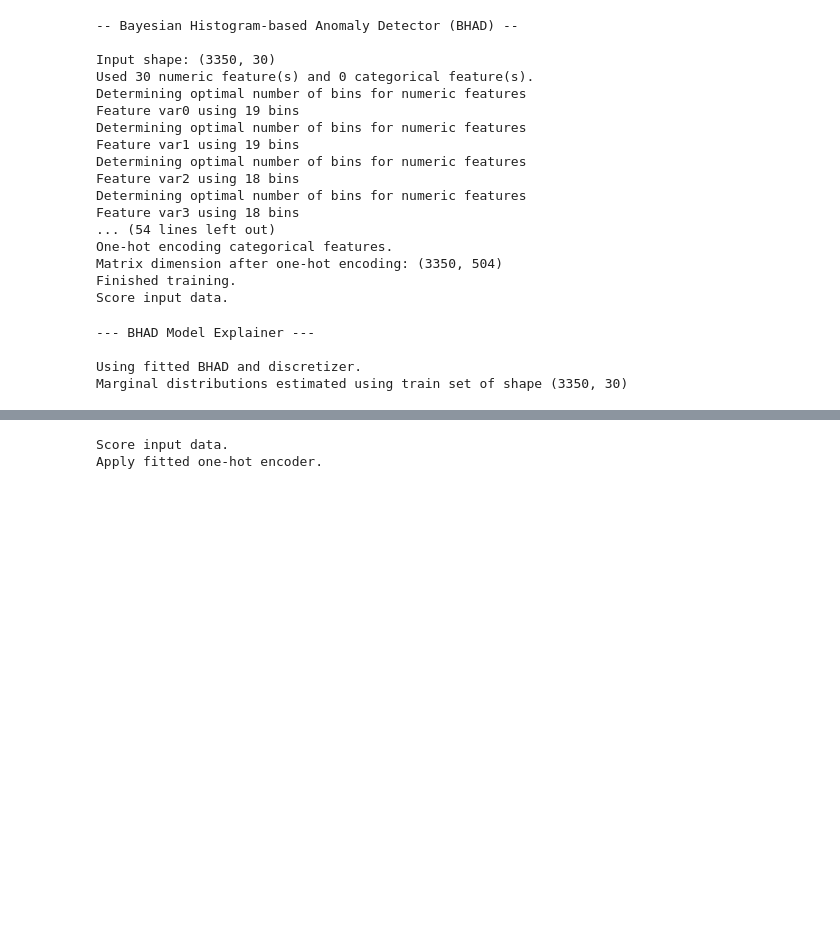
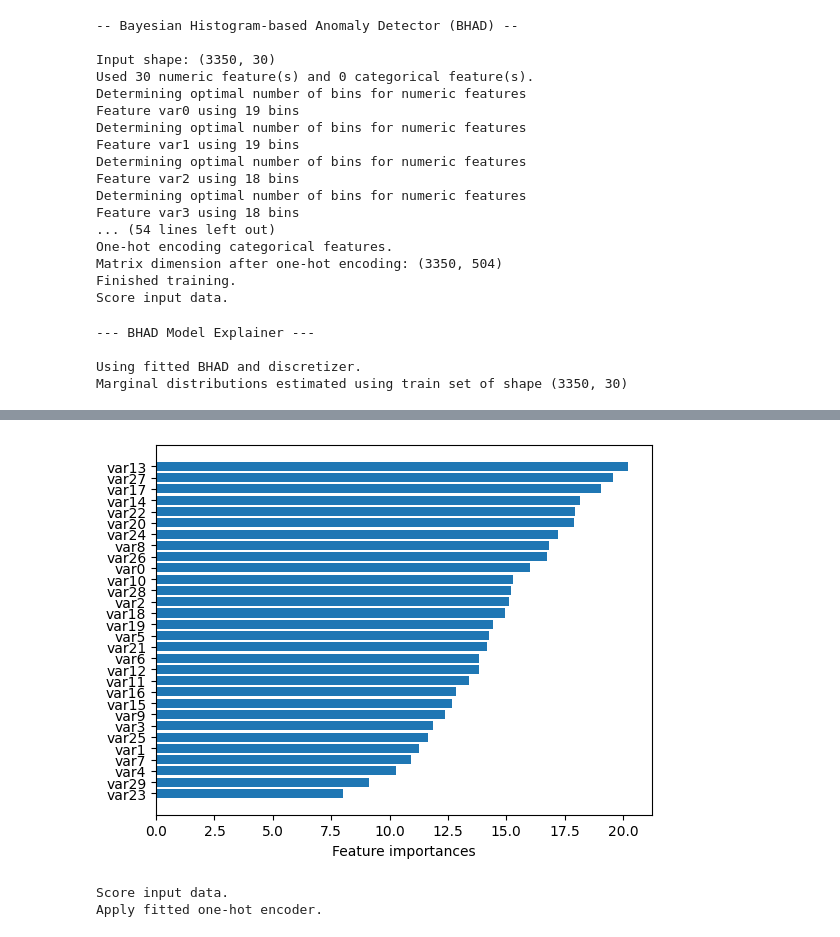
Before and after one commit to AVoss84/bhad, a Jupyter notebook: src/notebooks/Toy_Example.ipynb, the cells around one changed output, grey strips where cells are left out. Drawn from its saved outputs; the diff is of its cells as text; code cells hidden in the pictures; blank space fills up the shorter version.

Commit message:
add globl feature plots

```diff
--- a/src/notebooks/Toy_Example.ipynb
+++ b/src/notebooks/Toy_Example.ipynb
@@ -245,3 +246,14 @@ Create local explanations for 3350 observations.
+# %%
+from matplotlib import pyplot as plt
+
+plt.barh(global_feat_imp.index, global_feat_imp.values.flatten())
+plt.xlabel("Feature importances");
+
+plt.savefig('global_importances.png')   # save the figure to file
+plt.show();
+plt.close();    # close the figure window
+# %% [output]
+[figure, added]
 # %%
 y_pred_test = pipe.predict(X_test)
 # %% [output]
```
Also changed, not shown: parts of 1 cell of this notebook, 4 other files.
